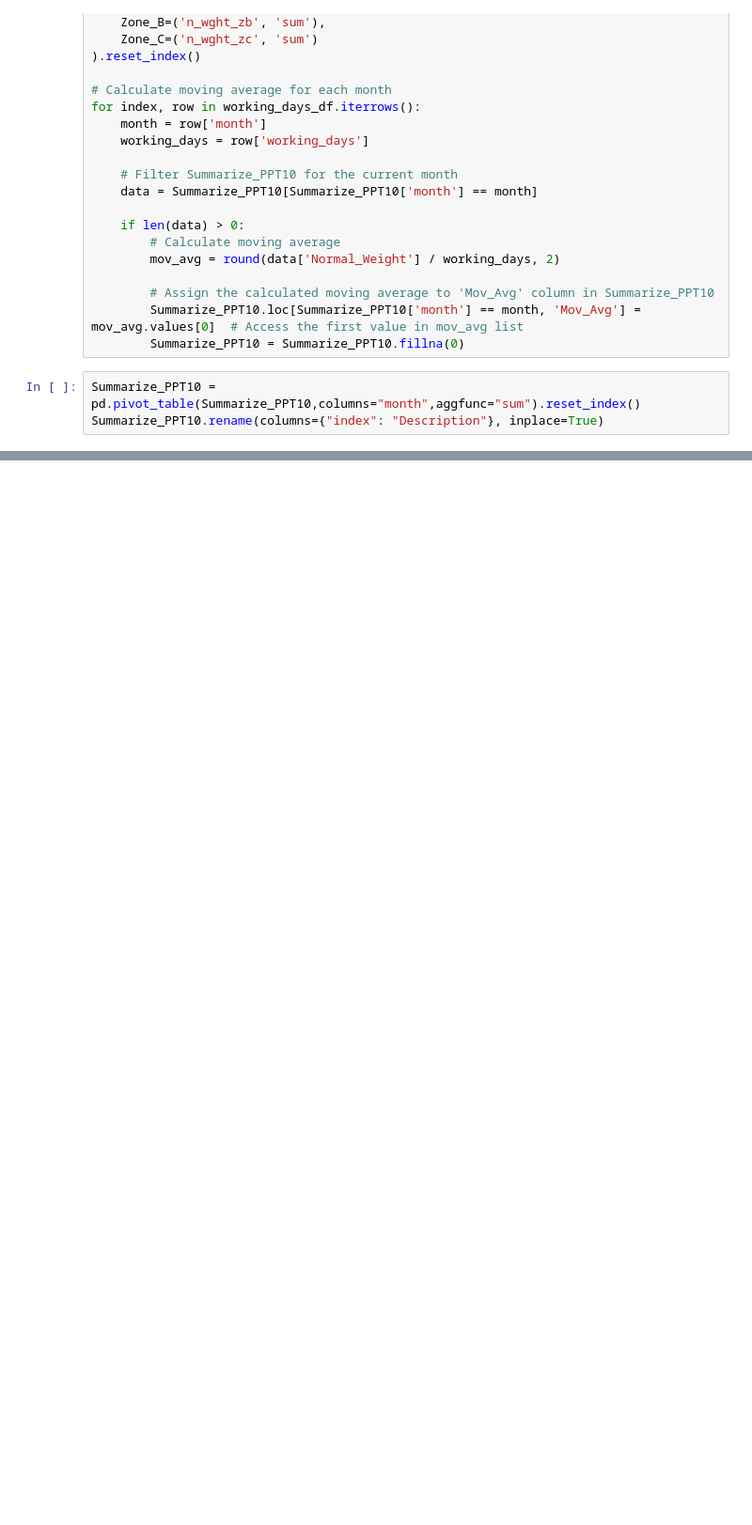
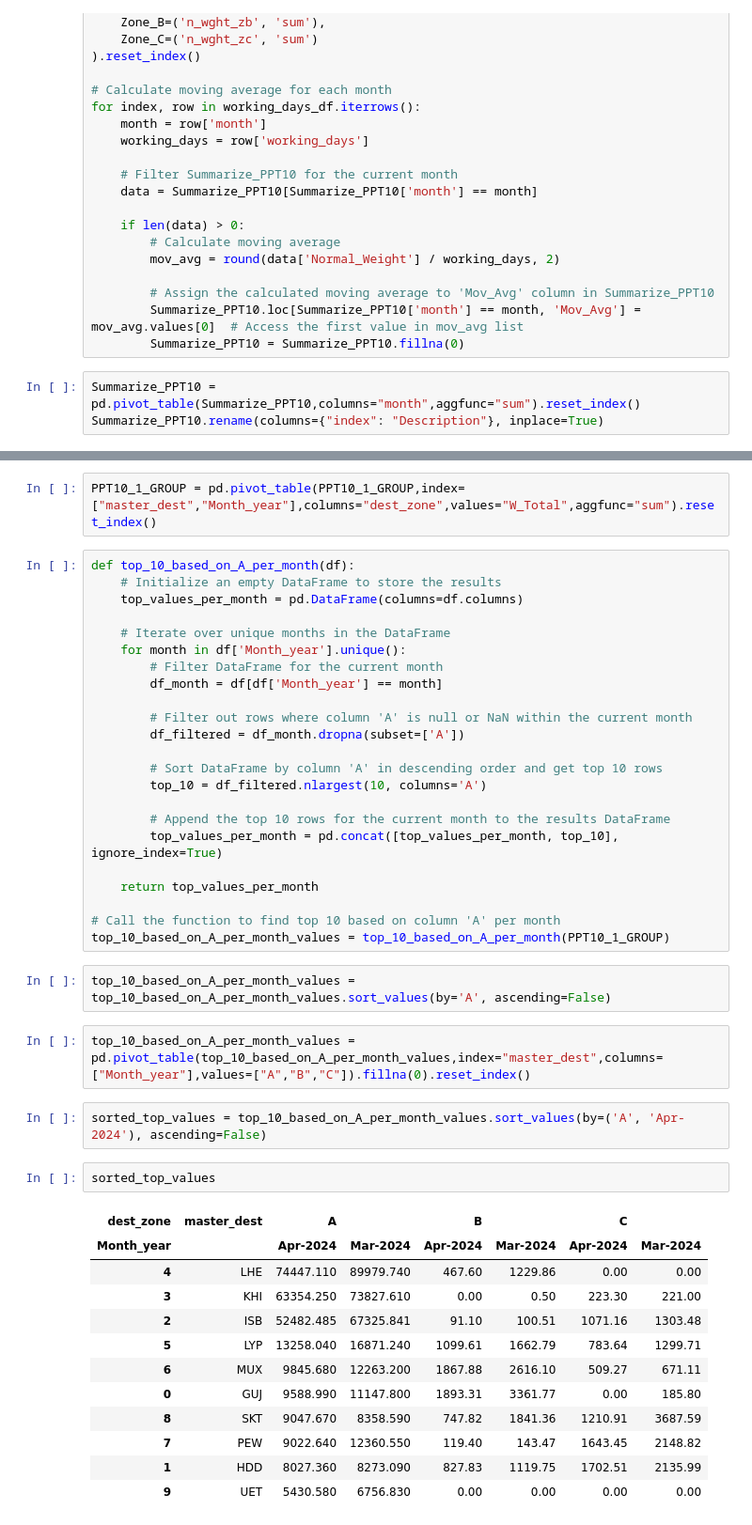
Before and after one commit to TahaDataAlchemy/BLUE-EX-Domestic-Auto, a Jupyter notebook: ETL.ipynb, the cells around one changed output, grey strips where cells are left out. Shown at 94% size. Drawn from its saved outputs; the diff is of its cells as text; blank space fills up the shorter version.

```diff
--- a/ETL.ipynb
+++ b/ETL.ipynb
@@ -2750,0 +2930,46 @@ insert_table_into_existing_presentation(presentation_path, table_data)
+# %%
+PPT10_1_GROUP = pd.pivot_table(PPT10_1_GROUP,index=["master_dest","Month_year"],columns="dest_zone",values="W_Total",aggfunc="sum").reset_index()
+# %%
+def top_10_based_on_A_per_month(df):
+    # Initialize an empty DataFrame to store the results
+    top_values_per_month = pd.DataFrame(columns=df.columns)
+
+    # Iterate over unique months in the DataFrame
+    for month in df['Month_year'].unique():
+        # Filter DataFrame for the current month
+        df_month = df[df['Month_year'] == month]
+
+        # Filter out rows where column 'A' is null or NaN within the current month
+        df_filtered = df_month.dropna(subset=['A'])
+
+        # Sort DataFrame by column 'A' in descending order and get top 10 rows
+        top_10 = df_filtered.nlargest(10, columns='A')
+
+        # Append the top 10 rows for the current month to the results DataFrame
+        top_values_per_month = pd.concat([top_values_per_month, top_10], ignore_index=True)
+
+    return top_values_per_month
+
+# Call the function to find top 10 based on column 'A' per month
+top_10_based_on_A_per_month_values = top_10_based_on_A_per_month(PPT10_1_GROUP)
+# %%
+top_10_based_on_A_per_month_values = top_10_based_on_A_per_month_values.sort_values(by='A', ascending=False)
+# %%
+top_10_based_on_A_per_month_values = pd.pivot_table(top_10_based_on_A_per_month_values,index="master_dest",columns=["Month_year"],values=["A","B","C"]).fillna(0).reset_index()
+# %%
+sorted_top_values = top_10_based_on_A_per_month_values.sort_values(by=('A', 'Apr-2024'), ascending=False)
+# %%
+sorted_top_values
+# %% [output]
+| dest_zone | master_dest | A |  | B |  | C |  |
+| Month_year |  | Apr-2024 | Mar-2024 | Apr-2024 | Mar-2024 | Apr-2024 | Mar-2024 |
+| 4 | LHE | 74447.110 | 89979.740 | 467.60 | 1229.86 | 0.00 | 0.00 |
+| 3 | KHI | 63354.250 | 73827.610 | 0.00 | 0.50 | 223.30 | 221.00 |
+| 2 | ISB | 52482.485 | 67325.841 | 91.10 | 100.51 | 1071.16 | 1303.48 |
+| 5 | LYP | 13258.040 | 16871.240 | 1099.61 | 1662.79 | 783.64 | 1299.71 |
+| 6 | MUX | 9845.680 | 12263.200 | 1867.88 | 2616.10 | 509.27 | 671.11 |
+| 0 | GUJ | 9588.990 | 11147.800 | 1893.31 | 3361.77 | 0.00 | 185.80 |
+| 8 | SKT | 9047.670 | 8358.590 | 747.82 | 1841.36 | 1210.91 | 3687.59 |
+| 7 | PEW | 9022.640 | 12360.550 | 119.40 | 143.47 | 1643.45 | 2148.82 |
+| 1 | HDD | 8027.360 | 8273.090 | 827.83 | 1119.75 | 1702.51 | 2135.99 |
+| 9 | UET | 5430.580 | 6756.830 | 0.00 | 0.00 | 0.00 | 0.00 |
```
Also changed, not shown: parts of 14 cells of this notebook.
